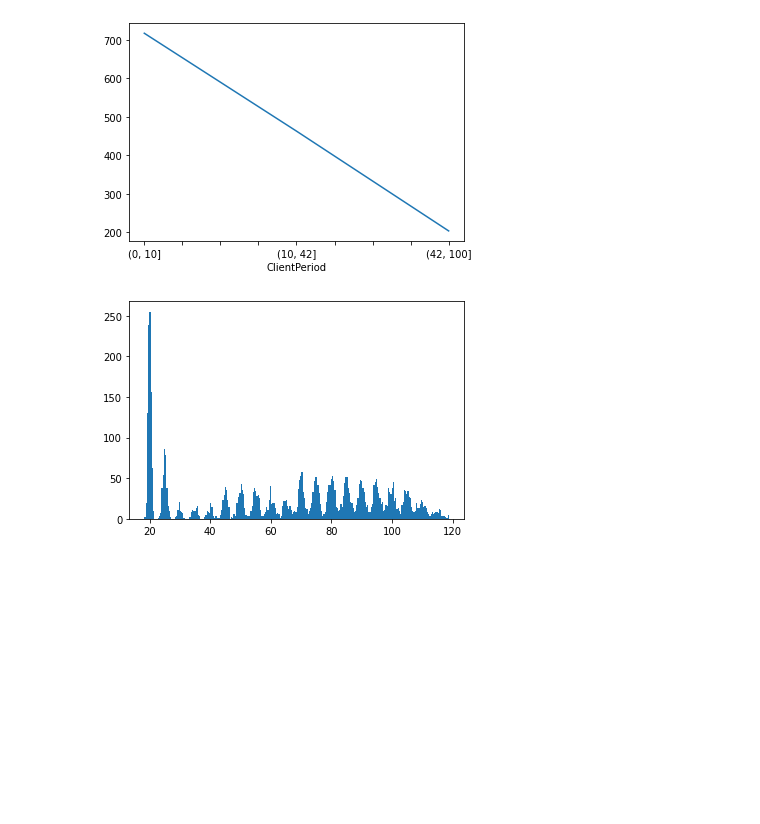
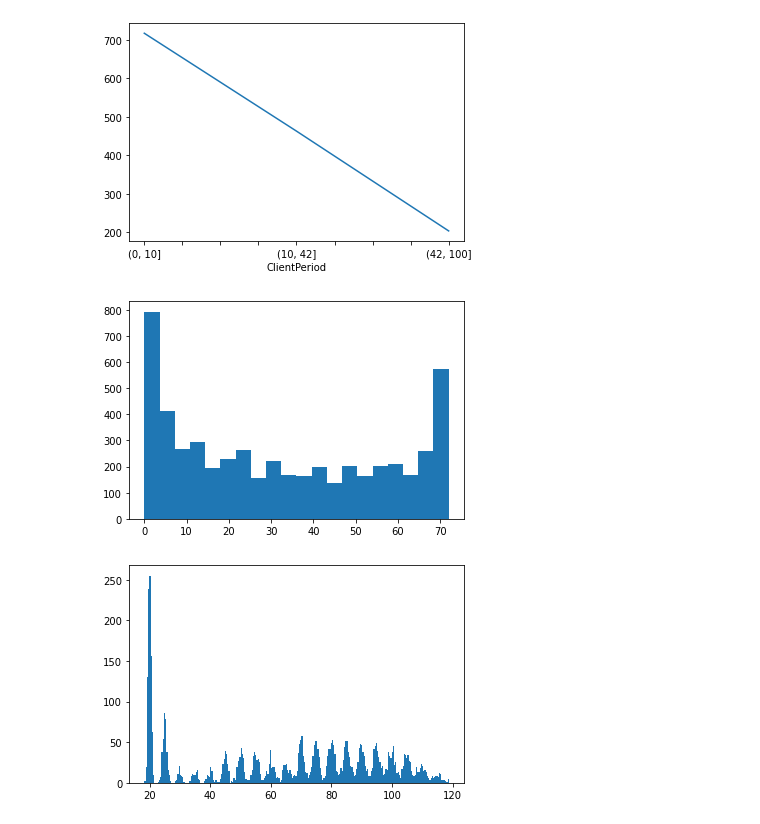
Before and after one commit to MitrofanovDmitry/study, a Jupyter notebook: practice/60 customer churn (dls)/2.ipynb, the cells around one changed output. Saved outputs shown, nothing was run; the diff lists cells and outputs as text; code cells hidden in the pictures; blank space fills up the shorter version.

```diff
--- a/practice/60 customer churn (dls)/2.ipynb
+++ b/practice/60 customer churn (dls)/2.ipynb
@@ -87,6 +88,10 @@ data.groupby(pd.cut(data['ClientPeriod'], 7).astype(str))['Churn'].sum().plot();
 data.groupby(pd.cut(data['ClientPeriod'], bins=[0,10,42,100]).astype(str))['Churn'].sum().plot();
 # %% [output]
 [figure]
+# %%
+plt.hist(data['ClientPeriod'], bins=20);
+# %% [output]
+[figure, added]
 # %%
 # multimodal normal distribution
 plt.hist(data['MonthlySpending'], bins=250);
```
Also changed, not shown: parts of 13 cells of this notebook, 9 other files.
